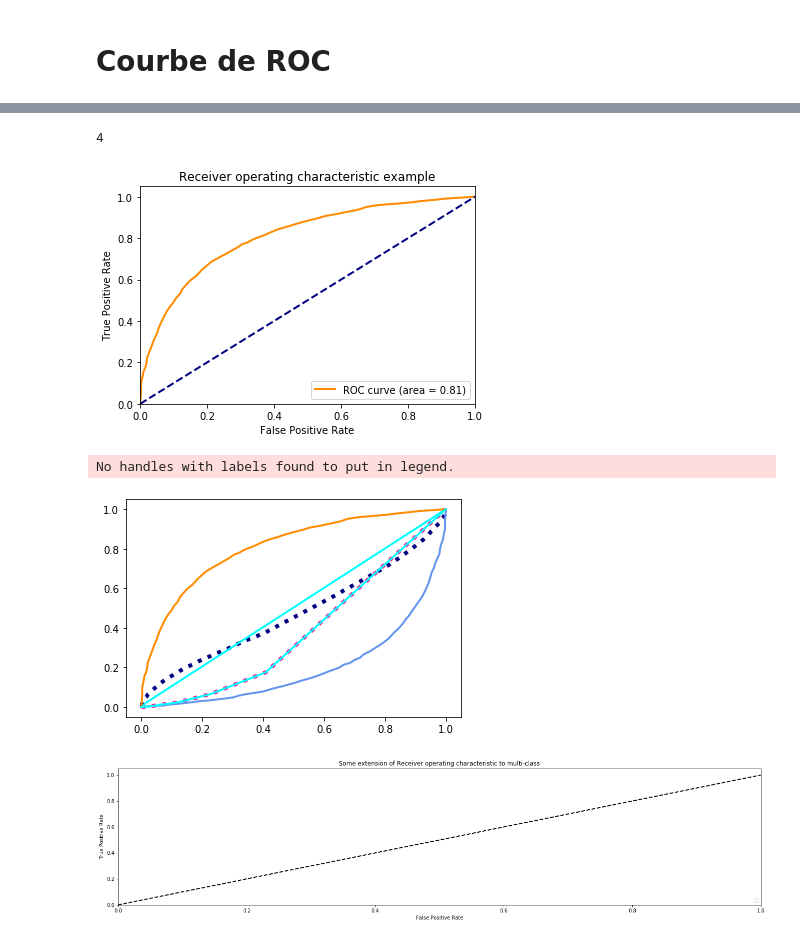
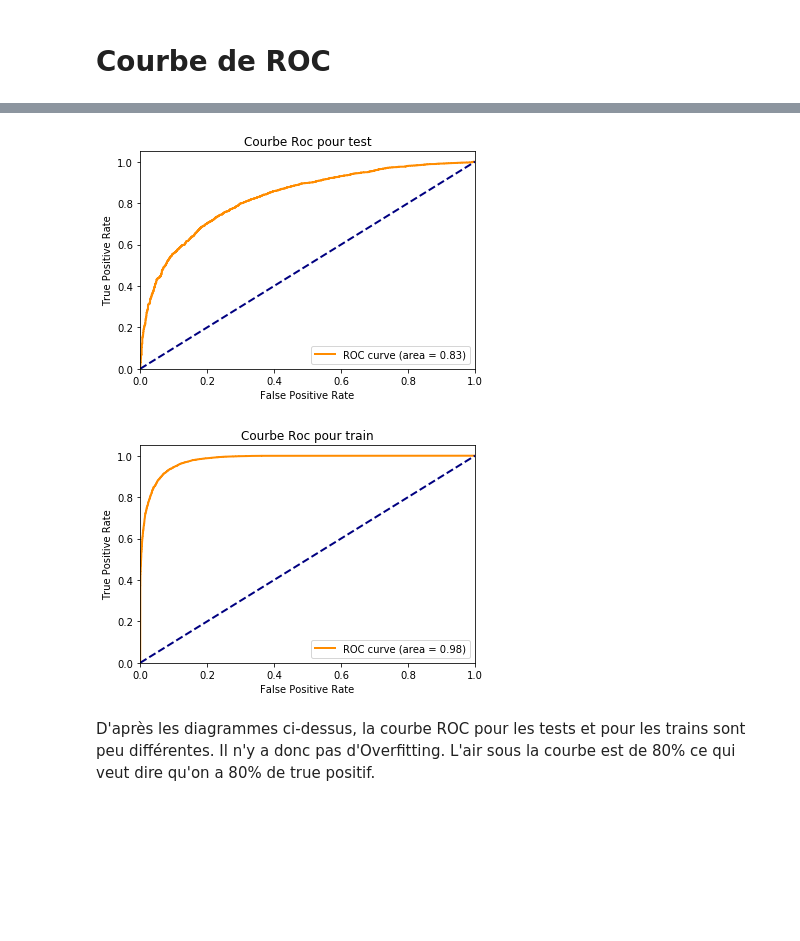
Before and after one commit to alphab2000x/python, a Jupyter notebook: Master2/Projet5/US_Accident.ipynb, the cells around one changed output, grey strips where cells are left out. Cells and saved outputs as stored; diff of their text form; code cells hidden in the pictures; blank space fills up the shorter version.

```diff
--- a/Master2/Projet5/US_Accident.ipynb
+++ b/Master2/Projet5/US_Accident.ipynb
@@ -509,9 +516,9 @@ hyperparameter_search.best_params_
 # %%
 # On selectionne les meilleurs parametres
 
-clf = RandomForestClassifier(random_state=0,
-                            n_estimators=3,
-                            max_depth=2)
+clf = RandomForestClassifier(random_state=0,      # Lecture aléatoire des données
+                            n_estimators=21,      # Il va diviser X_tr en plusieurs arbres
+                            max_depth=7)          # Il va spliter/augmenter la profondeur des arbres
 # %%
 clf.fit(X_tr, Y_tr)
 # %% [output]
@@ -627,6 +636,8 @@ array([[1.57596920e-05, 3.93430700e-01, 6.05273720e-01, 1.27982032e-03],
        [4.18073920e-06, 9.79444248e-01, 2.04370565e-02, 1.14515224e-04],
        [5.85806535e-06, 9.62266666e-01, 3.75605385e-02, 1.66937666e-04]])
 # %%
+pred_probtr = grad.predict_proba(X_tr)
+
 train_preds = grad.predict(X_tr)
 
 "TRAIN ACCURACY: ", accuracy(train_preds, Y_tr)
@@ -834,7 +787,3 @@ Length: 5097, dtype: int8
-# %%
-Y.nunique()
-# %% [output]
-4
 # %%
 n_classes = Y.nunique()
 fpr = dict()
@@ -855,8 +804,8 @@ plt.xlim([0.0, 1.0])
 plt.ylim([0.0, 1.05])
 plt.xlabel('False Positive Rate')
 plt.ylabel('True Positive Rate')
-plt.title('Receiver operating characteristic example')
+plt.title('Courbe Roc pour test')
 plt.legend(loc="lower right")
 plt.show()
 # %% [output]
-[figure, old version]
+[figure, new version]
@@ -881,32 +812,25 @@ roc_auc["macro"] = auc(fpr["macro"], tpr["macro"])
+# %%
+n_classes = Y.nunique()
+fpr = dict()
+tpr = dict()
+roc_auc = dict()
+for i in range(n_classes):
+    fpr[i], tpr[i], _ = roc_curve(Y_tr, pred_probtr[:, i], pos_label=1)
+    roc_auc[i] = auc(fpr[i], tpr[i])
+# %%
+fpr["micro"], tpr["micro"], _ = roc_curve(Y_tr.ravel(), pred_probtr[:, i].ravel(),pos_label=1)
+roc_auc["micro"] = auc(fpr["micro"], tpr["micro"])
 # %%
-# Plot all ROC curves
 plt.figure()
-plt.plot(fpr["micro"], tpr["micro"],
-         label='micro-average ROC curve (area = {0:0.2f})'
-               ''.format(roc_auc["micro"]),
-         color='deeppink', linestyle=':', linewidth=4)
-
-plt.plot(fpr["macro"], tpr["macro"],
-         label='macro-average ROC curve (area = {0:0.2f})'
-               ''.format(roc_auc["macro"]),
-         color='navy', linestyle=':', linewidth=4)
-
-colors = cycle(['aqua', 'darkorange', 'cornflowerblue'])
-for i, color in zip(range(n_classes), colors):
-    plt.plot(fpr[i], tpr[i], color=color, lw=lw,
-             label='ROC curve of class {0} (area = {1:0.2f})'
-             ''.format(i, roc_auc[i]))
-
-plt.subplots(figsize=(23,5))
-plt.plot([0, 1], [0, 1], 'k--', lw=lw)
+lw = 2
+plt.plot(fpr[1], tpr[1], color='darkorange', lw=lw, label='ROC curve (area = %0.2f)' % roc_auc[1])
+plt.plot([0, 1], [0, 1], color='navy', lw=lw, linestyle='--')
 plt.xlim([0.0, 1.0])
 plt.ylim([0.0, 1.05])
 plt.xlabel('False Positive Rate')
 plt.ylabel('True Positive Rate')
-plt.title('Some extension of Receiver operating characteristic to multi-class')
+plt.title('Courbe Roc pour train')
 plt.legend(loc="lower right")
 plt.show()
 # %% [output]
-No handles with labels found to put in legend.
-[figure, old version]
+[figure, new version]
-[figure, removed]
@@ -914,0 +837,2 @@ accidentNoTransform.query("(State == 'VA')")
+# %% [markdown]
+D'après les diagrammes ci-dessus, la courbe ROC pour les tests et pour les trains sont peu différentes. Il n'y a donc pas d'Overfitting. L'air sous la courbe est de 80% ce qui veut dire qu'on a 80% de true positif.
```
Also changed, not shown: parts of 25 cells of this notebook, 1 other file.
